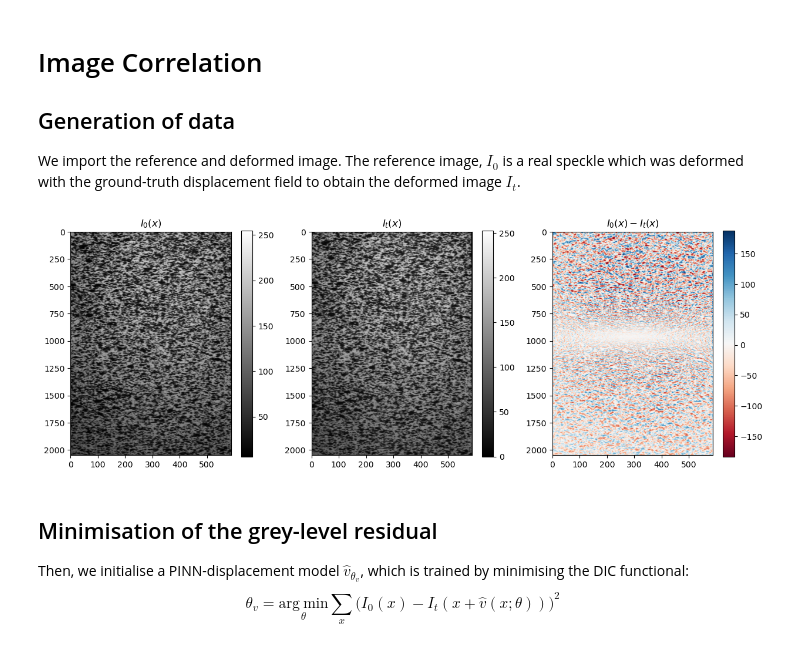
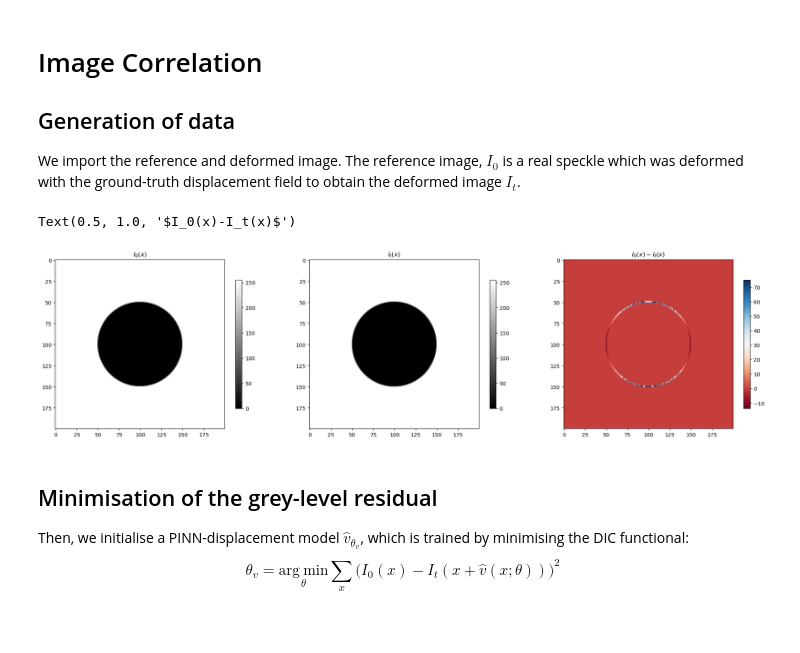
Before and after one commit to ElsaEhr/projet_PINN, a Jupyter notebook: main.ipynb, the cells around one changed output. Saved outputs shown, nothing was run; the diff lists cells and outputs as text; code cells hidden in the pictures.

Commit message:
ajout cas test

```diff
--- a/main.ipynb
+++ b/main.ipynb
@@ -151,30 +153,30 @@ plt.show()
 We import the reference and deformed image. The reference image, $I_0$ is a real speckle which was deformed with the ground-truth displacement field to obtain the deformed image $I_t$.
 # %%
 ''' Generation of the image of reference '''
-I_0 = np.loadtxt('I_0.txt')
+I_0 = np.loadtxt('I_0_cas_test.txt')
 
 ''' Computation of the deformed image '''
-I_t = np.loadtxt('I_t.txt')
+I_t = np.loadtxt('I_t_cas_test.txt')
 
 ''' Display the two images and the grey-level residual '''
-fig, axs = plt.subplots(1,3,figsize = (15,5))
+fig, axs = plt.subplots(1,3,figsize = (25,15))
 
 h = axs[0].imshow(I_0, cmap='gray')
-plt.colorbar(h, ax=axs[0])
+plt.colorbar(h, ax=axs[0],shrink=0.3)
 axs[0].set_title(r'$I_0(x)$')
-axs[0].set_aspect(length/heigth)
+
 
 h = axs[1].imshow(I_t, cmap='gray')
-plt.colorbar(h, ax=axs[1])
+plt.colorbar(h, ax=axs[1],shrink=0.3)
 axs[1].set_title(r'$I_t(x)$')
-axs[1].set_aspect(length/heigth)
+
 
 h = axs[2].imshow(I_0 - I_t, cmap='RdBu')
-plt.colorbar(h, ax=axs[2])
+plt.colorbar(h, ax=axs[2],shrink=0.3)
 axs[2].set_title(r'$I_0(x)-I_t(x)$')
-axs[2].set_aspect(length/heigth)
 # %% [output]
+Text(0.5, 1.0, '$I_0(x)-I_t(x)$')
-[figure, old version]
+[figure, new version]
 # %% [markdown]
 ## Minimisation of the grey-level residual
 Then, we initialise a PINN-displacement model $\hat{v}_{\theta_v}$, which is trained by minimising the DIC functional:
```
Also changed, not shown: parts of 7 cells of this notebook, 5 other files.
